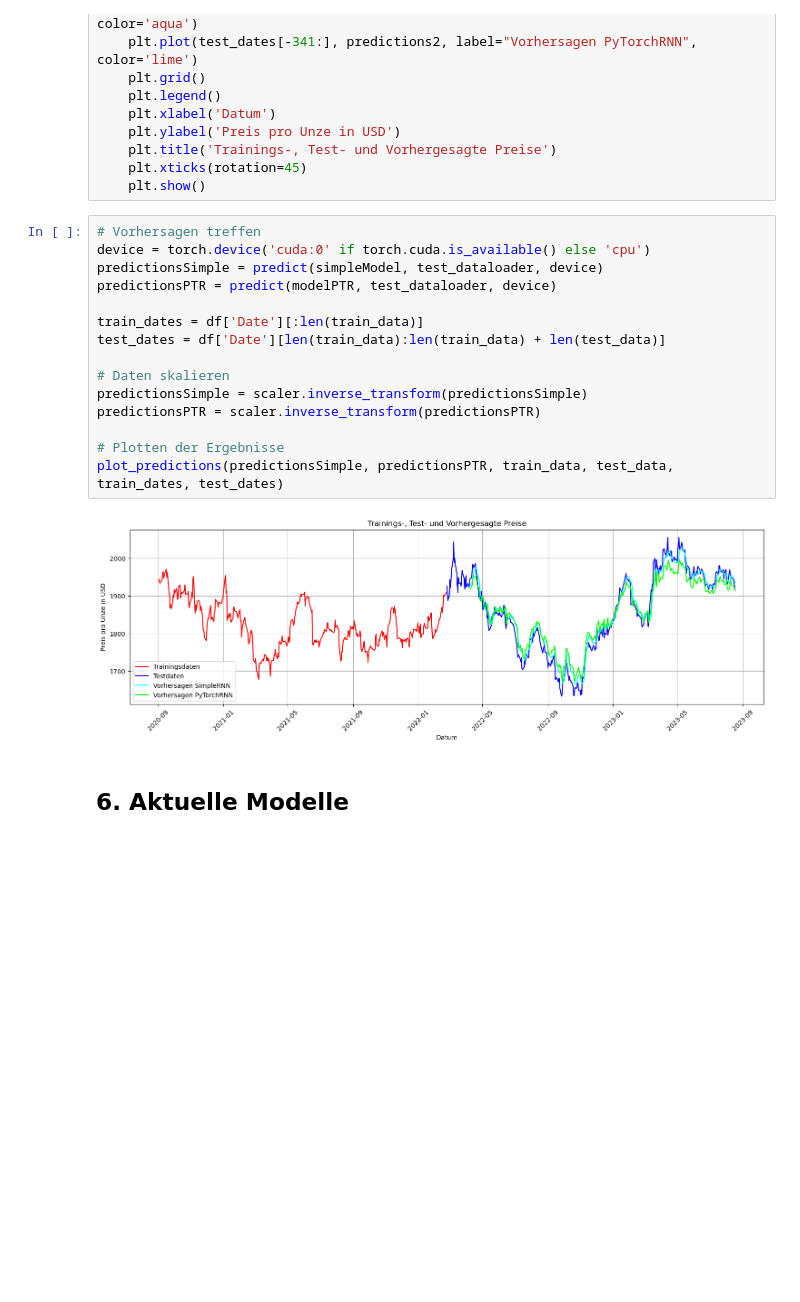
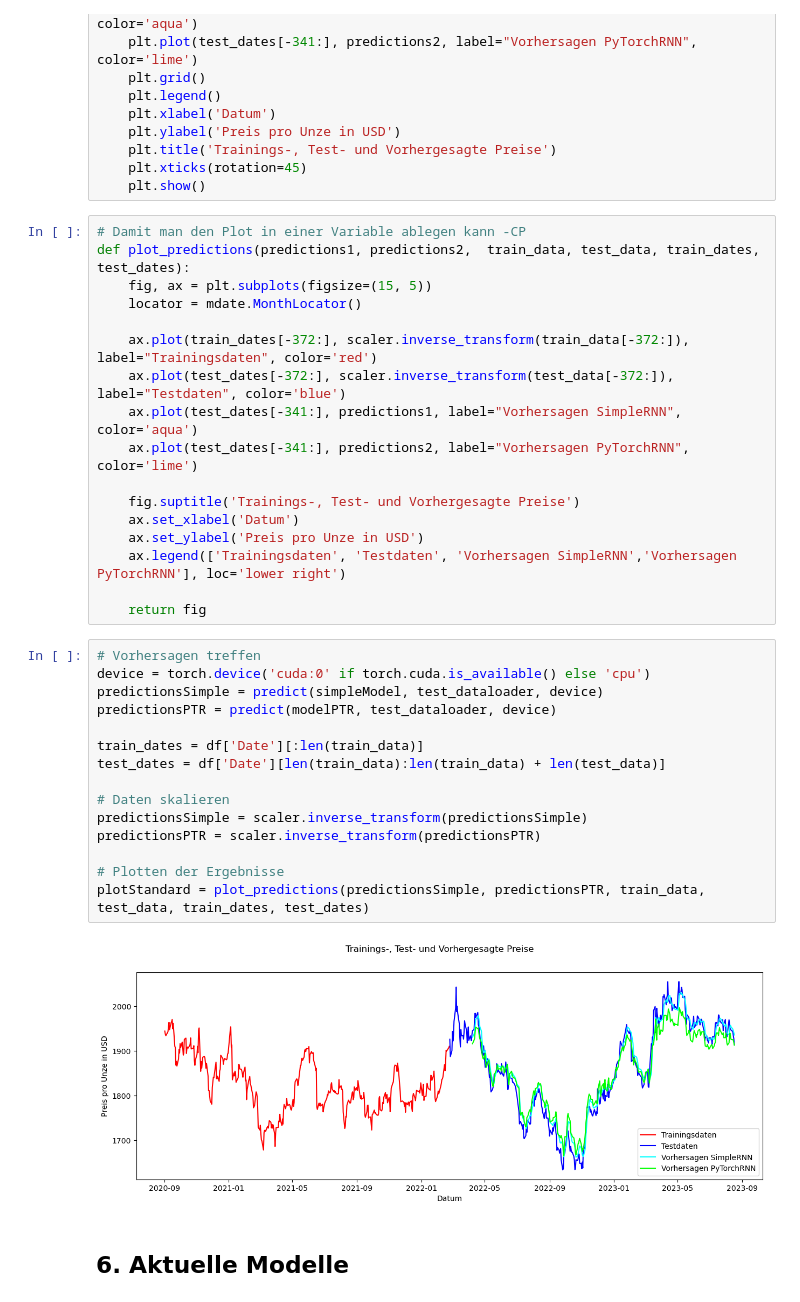
Before and after one commit to TTomczek/DL-Time-Series-Forecasting-With-RNNs, a Jupyter notebook: ausarbeitung.ipynb, the cells around one changed output. Saved outputs shown, nothing was run; the diff lists cells and outputs as text; blank space fills up the shorter version.

```diff
--- a/ausarbeitung.ipynb
+++ b/ausarbeitung.ipynb
@@ -644,23 +649,40 @@ def plot_predictions(predictions1, predictions2,  train_data, test_data, train_d
     plt.title('Trainings-, Test- und Vorhergesagte Preise')
     plt.xticks(rotation=45)
     plt.show()
+# %%
+# Damit man den Plot in einer Variable ablegen kann -CP
+def plot_predictions(predictions1, predictions2,  train_data, test_data, train_dates, test_dates):
+    fig, ax = plt.subplots(figsize=(15, 5))
+    locator = mdate.MonthLocator()
+
+    ax.plot(train_dates[-372:], scaler.inverse_transform(train_data[-372:]), label="Trainingsdaten", color='red')
+    ax.plot(test_dates[-372:], scaler.inverse_transform(test_data[-372:]), label="Testdaten", color='blue')
+    ax.plot(test_dates[-341:], predictions1, label="Vorhersagen SimpleRNN", color='aqua')
+    ax.plot(test_dates[-341:], predictions2, label="Vorhersagen PyTorchRNN", color='lime')
+
+    fig.suptitle('Trainings-, Test- und Vorhergesagte Preise')
+    ax.set_xlabel('Datum')
+    ax.set_ylabel('Preis pro Unze in USD')
+    ax.legend(['Trainingsdaten', 'Testdaten', 'Vorhersagen SimpleRNN','Vorhersagen PyTorchRNN'], loc='lower right')
+
+    return fig
 # %%
 # Vorhersagen treffen
 device = torch.device('cuda:0' if torch.cuda.is_available() else 'cpu')
 predictionsSimple = predict(simpleModel, test_dataloader, device)
 predictionsPTR = predict(modelPTR, test_dataloader, device)
 
 train_dates = df['Date'][:len(train_data)]
 test_dates = df['Date'][len(train_data):len(train_data) + len(test_data)]
 
 # Daten skalieren
 predictionsSimple = scaler.inverse_transform(predictionsSimple)
 predictionsPTR = scaler.inverse_transform(predictionsPTR)
 
 # Plotten der Ergebnisse
-plot_predictions(predictionsSimple, predictionsPTR, train_data, test_data, train_dates, test_dates)
+plotStandard = plot_predictions(predictionsSimple, predictionsPTR, train_data, test_data, train_dates, test_dates)
 # %% [output]
-[figure, old version]
+[figure, new version]
 # %% [markdown]
 ## 6. Aktuelle Modelle
 # %% [markdown]
```
Also changed, not shown: parts of 36 cells of this notebook.
